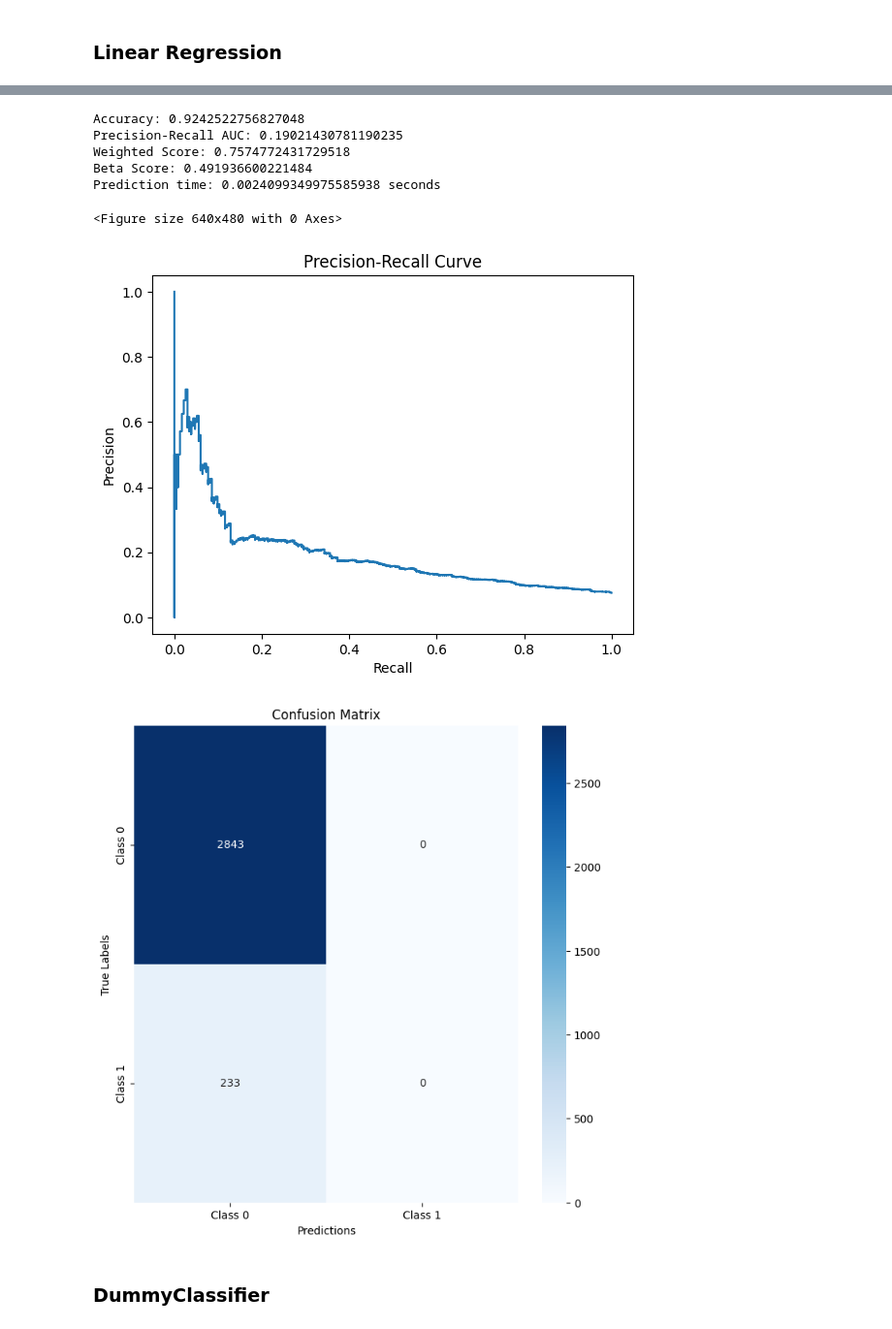
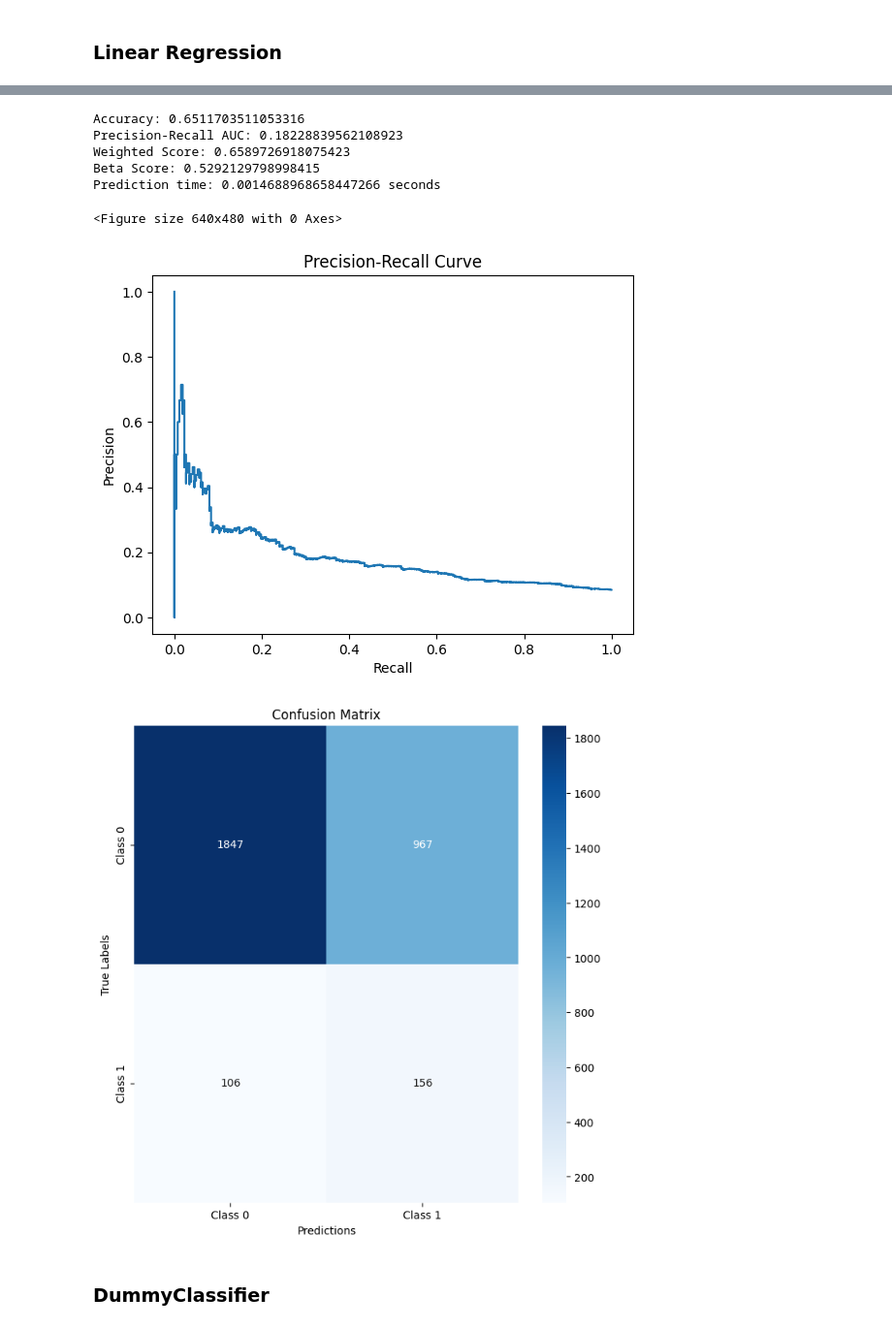
Before and after one commit to LauraChatard/Impl-mentez_un_modele_de_scoring, a Jupyter notebook: Projet_7_2_models.ipynb, the cells around one changed output, grey strips where cells are left out. Shown: that part at 97% size. Saved outputs shown, nothing was run; the diff lists cells and outputs as text; code cells hidden in the pictures.

Commit message:
Models optimisé avec SMOTE

```diff
--- a/Projet_7_2_models.ipynb
+++ b/Projet_7_2_models.ipynb
@@ -198,3 +202,9 @@ class_weights = {0: weight_0, 1: weight_1}
+# %%
+# Test SMOTE for Class Imbalance
+
+# Apply SMOTE to oversample the minority class
+smote = SMOTE(random_state=42)
+X_train_res, y_train_res = smote.fit_resample(X_train, y_train)
 # %% [markdown]
 ## Choose metrics
 # %% [markdown]
@@ -221,12 +231,12 @@ P7_exp_linear_reg = "228532471274446842"
 C_value = 0.0001
 
 # Start an MLflow run
-with mlflow.start_run(run_name="LinearRegression_test_class_weights", experiment_id=P7_exp_linear_reg):
+with mlflow.start_run(run_name="LinearRegression_test_SMOTE", experiment_id=P7_exp_linear_reg):
     start_time = time.time()
 
     # Create and train the model
     log_reg = LogisticRegression(C=C_value, random_state=42)
-    log_reg.fit(X_train, y_train)
+    log_reg.fit(X_train_res, y_train_res)
 
     # Log training time
     training_time = time.time() - start_time
@@ -295,11 +305,11 @@ with mlflow.start_run(run_name="LinearRegression_test_class_weights", experiment
-Accuracy: 0.9242522756827048
-Precision-Recall AUC: 0.19021430781190235
-Weighted Score: 0.7574772431729518
-Beta Score: 0.491936600221484
-Prediction time: 0.0024099349975585938 seconds
+Accuracy: 0.6511703511053316
+Precision-Recall AUC: 0.18228839562108923
+Weighted Score: 0.6589726918075423
+Beta Score: 0.5292129798998415
+Prediction time: 0.0014688968658447266 seconds
 <Figure size 640x480 with 0 Axes>
-[figure, old version]
+[figure, new version]
-[figure, old version]
+[figure, new version]
 # %% [markdown]
 ### DummyClassifier
 # %%
```
Also changed, not shown: parts of 10 cells of this notebook.
